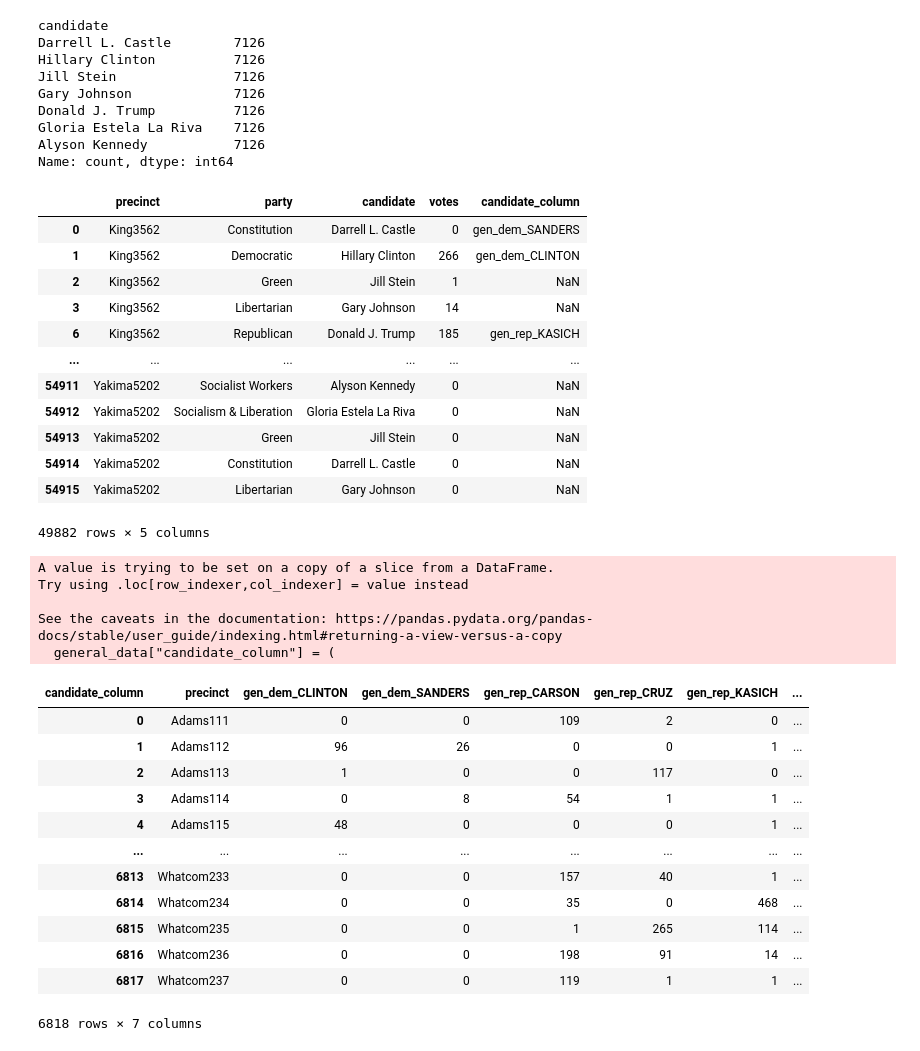
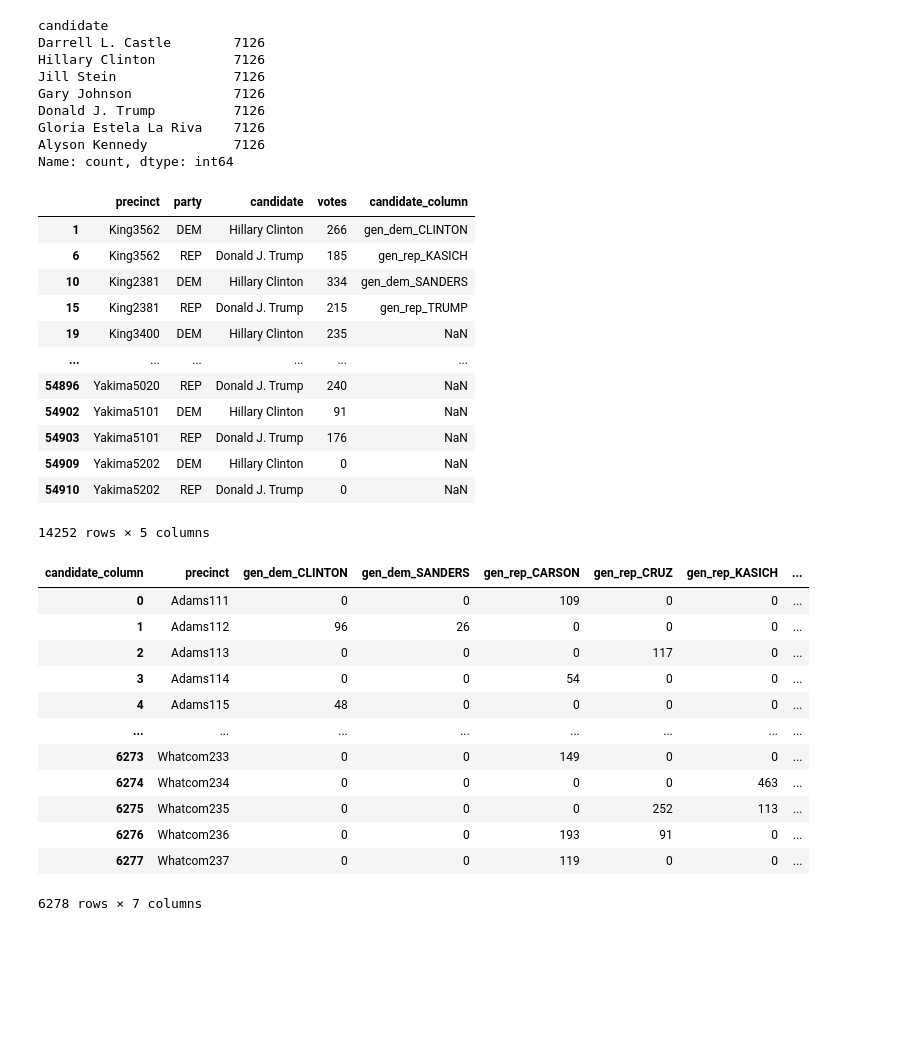
Before and after one commit to Hp0511/VoterTurnout, a Jupyter notebook: data_cleaning/WA_cleaning.ipynb, the cells around one changed output. Cells and saved outputs as stored; diff of their text form; code cells hidden in the pictures; blank space fills up the shorter version.

```diff
--- a/data_cleaning/WA_cleaning.ipynb
+++ b/data_cleaning/WA_cleaning.ipynb
@@ -264,25 +264,29 @@ Name: count, dtype: int64
 # %%
 # general_data = general_data[~general_data["candidate"].isin(["YES", "NO"])]
 # general_data["party"] = general_data.apply(
 #     lambda row: candidate_party_map.get(row["candidate"], row["party"]) if pd.isna(row["party"]) else row["party"],
 #     axis=1
 # )
-# general_data = general_data[general_data["party"].isin(["DEM", "REP"])] # Analyzing only republican and democratic
+general_data.loc[:, "party"] = general_data["party"].replace({
+    "Democratic": "DEM",
+    "Republican": "REP"
+})
+general_data = general_data[general_data["party"].isin(["DEM", "REP"])] # Analyzing only republican and democratic
 general_data
 # %% [output]
 |  | precinct | party | candidate | votes | candidate_column |
-| 0 | King3562 | Constitution | Darrell L. Castle | 0 | gen_dem_SANDERS |
-| 1 | King3562 | Democratic | Hillary Clinton | 266 | gen_dem_CLINTON |
-| 2 | King3562 | Green | Jill Stein | 1 | NaN |
-| 3 | King3562 | Libertarian | Gary Johnson | 14 | NaN |
-| 6 | King3562 | Republican | Donald J. Trump | 185 | gen_rep_KASICH |
+| 1 | King3562 | DEM | Hillary Clinton | 266 | gen_dem_CLINTON |
+| 6 | King3562 | REP | Donald J. Trump | 185 | gen_rep_KASICH |
+| 10 | King2381 | DEM | Hillary Clinton | 334 | gen_dem_SANDERS |
+| 15 | King2381 | REP | Donald J. Trump | 215 | gen_rep_TRUMP |
+| 19 | King3400 | DEM | Hillary Clinton | 235 | NaN |
 | ... | ... | ... | ... | ... | ... |
-| 54911 | Yakima5202 | Socialist Workers | Alyson Kennedy | 0 | NaN |
-| 54912 | Yakima5202 | Socialism & Liberation | Gloria Estela La Riva | 0 | NaN |
-| 54913 | Yakima5202 | Green | Jill Stein | 0 | NaN |
-| 54914 | Yakima5202 | Constitution | Darrell L. Castle | 0 | NaN |
-| 54915 | Yakima5202 | Libertarian | Gary Johnson | 0 | NaN |
+| 54896 | Yakima5020 | REP | Donald J. Trump | 240 | NaN |
+| 54902 | Yakima5101 | DEM | Hillary Clinton | 91 | NaN |
+| 54903 | Yakima5101 | REP | Donald J. Trump | 176 | NaN |
+| 54909 | Yakima5202 | DEM | Hillary Clinton | 0 | NaN |
+| 54910 | Yakima5202 | REP | Donald J. Trump | 0 | NaN |
-49882 rows × 5 columns
+14252 rows × 5 columns
 # %%
 general_data["candidate_column"] = (
     "gen_" +
@@ -301,24 +305,19 @@ general_result = general_data.pivot_table(
 
 general_result
 # %% [output]
+| candidate_column | precinct | gen_dem_CLINTON | gen_dem_SANDERS | gen_rep_CARSON | gen_rep_CRUZ | gen_rep_KASICH | ... |
+| 0 | Adams111 | 0 | 0 | 109 | 0 | 0 | ... |
+| 1 | Adams112 | 96 | 26 | 0 | 0 | 0 | ... |
+| 2 | Adams113 | 0 | 0 | 0 | 117 | 0 | ... |
+| 3 | Adams114 | 0 | 0 | 54 | 0 | 0 | ... |
+| 4 | Adams115 | 48 | 0 | 0 | 0 | 0 | ... |
+| ... | ... | ... | ... | ... | ... | ... | ... |
+| 6273 | Whatcom233 | 0 | 0 | 149 | 0 | 0 | ... |
+| 6274 | Whatcom234 | 0 | 0 | 0 | 0 | 463 | ... |
+| 6275 | Whatcom235 | 0 | 0 | 0 | 252 | 113 | ... |
+| 6276 | Whatcom236 | 0 | 0 | 193 | 91 | 0 | ... |
+| 6277 | Whatcom237 | 0 | 0 | 119 | 0 | 0 | ... |
-A value is trying to be set on a copy of a slice from a DataFrame.
-Try using .loc[row_indexer,col_indexer] = value instead
-
-See the caveats in the documentation: https://pandas.pydata.org/pandas-docs/stable/user_guide/indexing.html#returning-a-view-versus-a-copy
-  general_data["candidate_column"] = (
+6278 rows × 7 columns
-| candidate_column | precinct | gen_dem_CLINTON | gen_dem_SANDERS | gen_rep_CARSON | gen_rep_CRUZ | gen_rep_KASICH | ... |
-| 0 | Adams111 | 0 | 0 | 109 | 2 | 0 | ... |
-| 1 | Adams112 | 96 | 26 | 0 | 0 | 1 | ... |
-| 2 | Adams113 | 1 | 0 | 0 | 117 | 0 | ... |
-| 3 | Adams114 | 0 | 8 | 54 | 1 | 1 | ... |
-| 4 | Adams115 | 48 | 0 | 0 | 0 | 1 | ... |
-| ... | ... | ... | ... | ... | ... | ... | ... |
-| 6813 | Whatcom233 | 0 | 0 | 157 | 40 | 1 | ... |
-| 6814 | Whatcom234 | 0 | 0 | 35 | 0 | 468 | ... |
-| 6815 | Whatcom235 | 0 | 0 | 1 | 265 | 114 | ... |
-| 6816 | Whatcom236 | 0 | 0 | 198 | 91 | 14 | ... |
-| 6817 | Whatcom237 | 0 | 0 | 119 | 1 | 1 | ... |
-6818 rows × 7 columns
 # %%
 combined = pd.merge(primary_result, general_result, on="precinct", how="inner")
 combined["rep_primary_total"] = combined.filter(like="pri_rep_").sum(axis=1)
```
Also changed, not shown: parts of 1 cell of this notebook, 10 other files.
